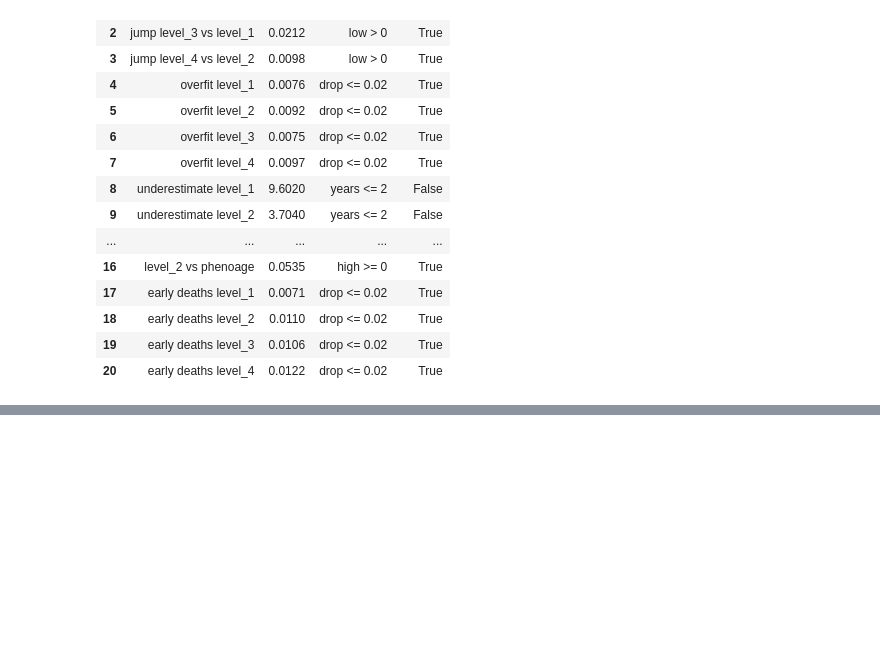
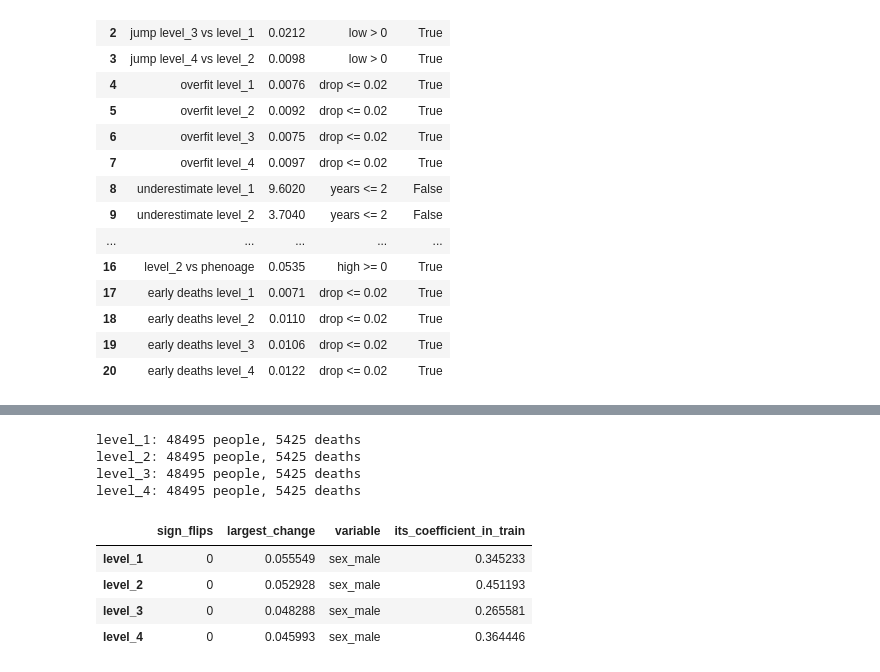
Before and after one commit to rubengil-dev/TFM---Evolve, a Jupyter notebook: notebooks/final_evaluation.ipynb, the cells around one changed output, grey strips where cells are left out. Drawn from its saved outputs; the diff is of its cells as text; code cells hidden in the pictures; blank space fills up the shorter version.

```diff
--- a/notebooks/final_evaluation.ipynb
+++ b/notebooks/final_evaluation.ipynb
@@ -361,0 +370,36 @@ verdict
+# %%
+final_bundles = {LEVEL_NAMES[level]: joblib.load(TRAINED_MODELS / f"{level}.joblib") for level in LEVEL_COLUMNS}
+for name, bundle in final_bundles.items():
+    print(f"{name}: {bundle['trained_on']['people']} people, {bundle['trained_on']['deaths']} deaths")
+
+
+def coefficients(bundle, data):
+    names = bundle["pipeline"]["preprocessing"].transform(data.head()).columns
+    return pd.Series(bundle["pipeline"]["model"].coef_, index=names)
+
+
+coefficient_changes = {}
+for name, bundle in final_bundles.items():
+    table = pd.DataFrame({"train": coefficients(bundles[name], train), "all": coefficients(bundle, gold)})
+    table["change"] = table["all"] - table["train"]
+    coefficient_changes[name] = table
+
+pd.DataFrame({
+    name: {
+        "sign_flips": int((np.sign(table["train"]) != np.sign(table["all"])).sum()),
+        "largest_change": table["change"].abs().max(),
+        "variable": table["change"].abs().idxmax(),
+        "its_coefficient_in_train": table.loc[table["change"].abs().idxmax(), "train"],
+    }
+    for name, table in coefficient_changes.items()
+}).T
+# %% [output]
+level_1: 48495 people, 5425 deaths
+level_2: 48495 people, 5425 deaths
+level_3: 48495 people, 5425 deaths
+level_4: 48495 people, 5425 deaths
+|  | sign_flips | largest_change | variable | its_coefficient_in_train |
+| level_1 | 0 | 0.055549 | sex_male | 0.345233 |
+| level_2 | 0 | 0.052928 | sex_male | 0.451193 |
+| level_3 | 0 | 0.048288 | sex_male | 0.265581 |
+| level_4 | 0 | 0.045993 | sex_male | 0.364446 |
```
Also changed, not shown: parts of 8 cells of this notebook, 8 other files.
